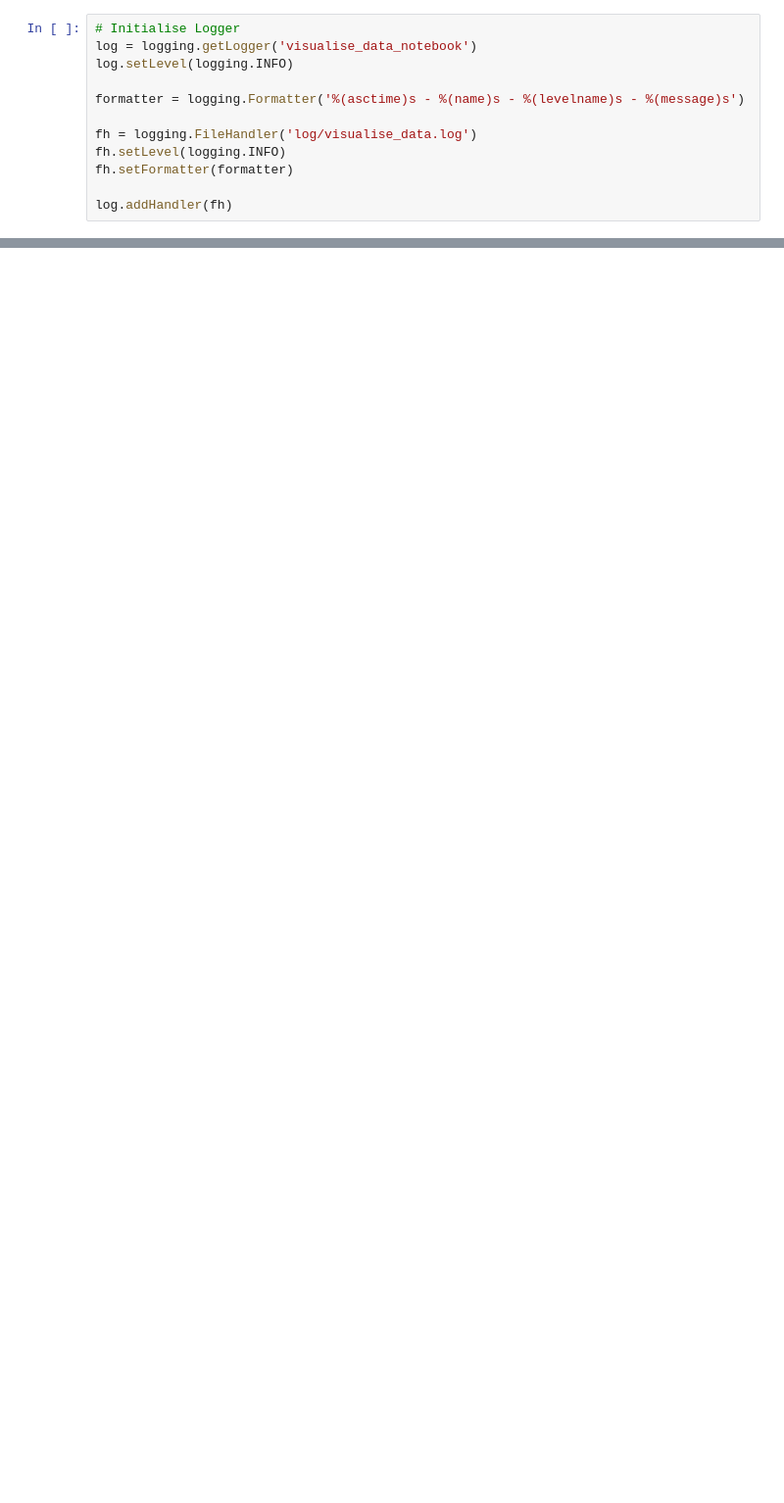
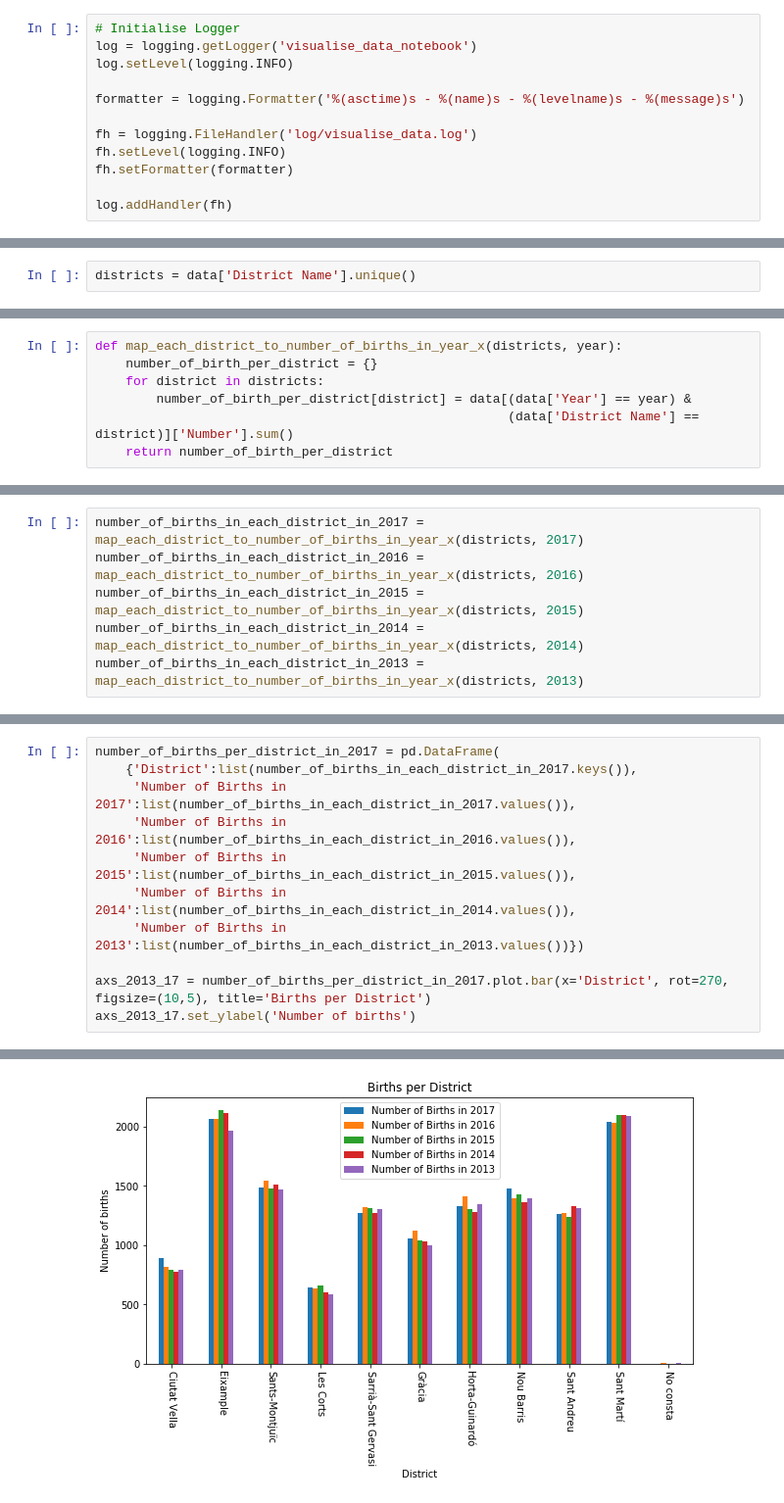
Before and after one commit to zynmr/hands_on_data_science, a Jupyter notebook: notebooks/visualise_data.ipynb, the cells around one changed output, grey strips where cells are left out. Shown: that part at 98% size. Saved outputs shown, nothing was run; the diff lists cells and outputs as text; blank space fills up the shorter version.

```diff
--- a/notebooks/visualise_data.ipynb
+++ b/notebooks/visualise_data.ipynb
@@ -40,0 +135,2 @@ log.addHandler(fh)
+# %%
+districts = data['District Name'].unique()
@@ -40,0 +139,7 @@ log.addHandler(fh)
+# %%
+def map_each_district_to_number_of_births_in_year_x(districts, year):
+    number_of_birth_per_district = {}
+    for district in districts:
+        number_of_birth_per_district[district] = data[(data['Year'] == year) &
+                                                      (data['District Name'] == district)]['Number'].sum()
+    return number_of_birth_per_district
@@ -40,0 +148,6 @@ log.addHandler(fh)
+# %%
+number_of_births_in_each_district_in_2017 = map_each_district_to_number_of_births_in_year_x(districts, 2017)
+number_of_births_in_each_district_in_2016 = map_each_district_to_number_of_births_in_year_x(districts, 2016)
+number_of_births_in_each_district_in_2015 = map_each_district_to_number_of_births_in_year_x(districts, 2015)
+number_of_births_in_each_district_in_2014 = map_each_district_to_number_of_births_in_year_x(districts, 2014)
+number_of_births_in_each_district_in_2013 = map_each_district_to_number_of_births_in_year_x(districts, 2013)
@@ -40,0 +156,12 @@ log.addHandler(fh)
+# %%
+number_of_births_per_district_in_2017 = pd.DataFrame(
+    {'District':list(number_of_births_in_each_district_in_2017.keys()),
+     'Number of Births in 2017':list(number_of_births_in_each_district_in_2017.values()),
+     'Number of Births in 2016':list(number_of_births_in_each_district_in_2016.values()),
+     'Number of Births in 2015':list(number_of_births_in_each_district_in_2015.values()),
+     'Number of Births in 2014':list(number_of_births_in_each_district_in_2014.values()),
+     'Number of Births in 2013':list(number_of_births_in_each_district_in_2013.values())})
+
+axs_2013_17 = number_of_births_per_district_in_2017.plot.bar(x='District', rot=270, figsize=(10,5), title='Births per District')
+axs_2013_17.set_ylabel('Number of births')
+# %% [output]
@@ -40,0 +169 @@ log.addHandler(fh)
+[figure, added]
```
Also changed, not shown: parts of 23 cells of this notebook, 16 other files.
